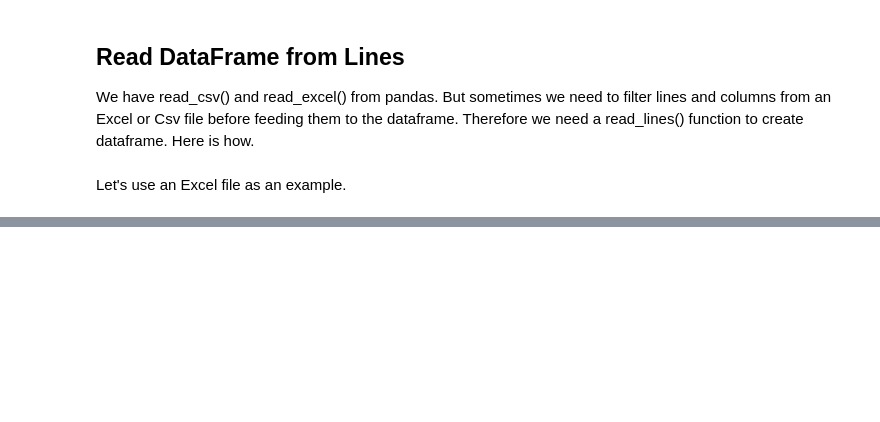
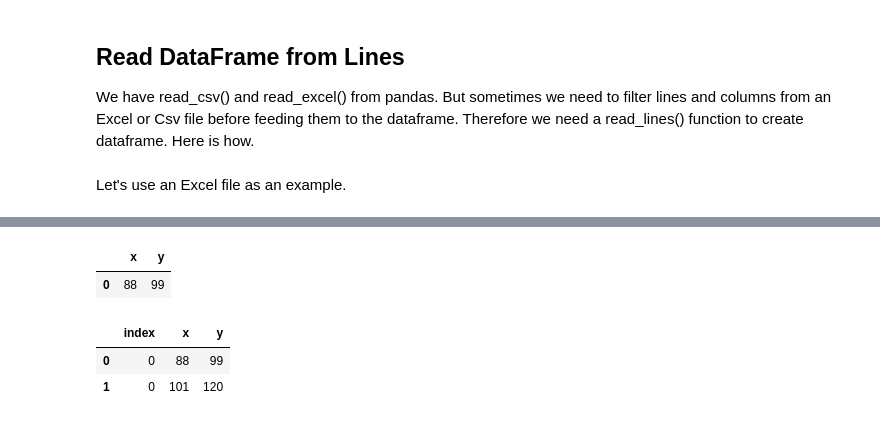
Before and after one commit to ZhangSteven/notebooks, a Jupyter notebook: code_snippets.ipynb, the cells around one changed output, grey strips where cells are left out. Cells and saved outputs as stored; diff of their text form; code cells hidden in the pictures; blank space fills up the shorter version.

```diff
--- a/code_snippets.ipynb
+++ b/code_snippets.ipynb
@@ -247,0 +272,11 @@ compose(
+# %%
+dictToDataFrame({'x': 88, 'y': 99})
+# %% [output]
+|  | x | y |
+| 0 | 88 | 99 |
+# %%
+dictListToDataFrame([{'x': 88, 'y': 99}, {'x': 101, 'y': 120}]) # note we have an extra column "index" due to reset index
+# %% [output]
+|  | index | x | y |
+| 0 | 0 | 88 | 99 |
+| 1 | 0 | 101 | 120 |
```
Also changed, not shown: parts of 3 cells of this notebook, 1 other file.
